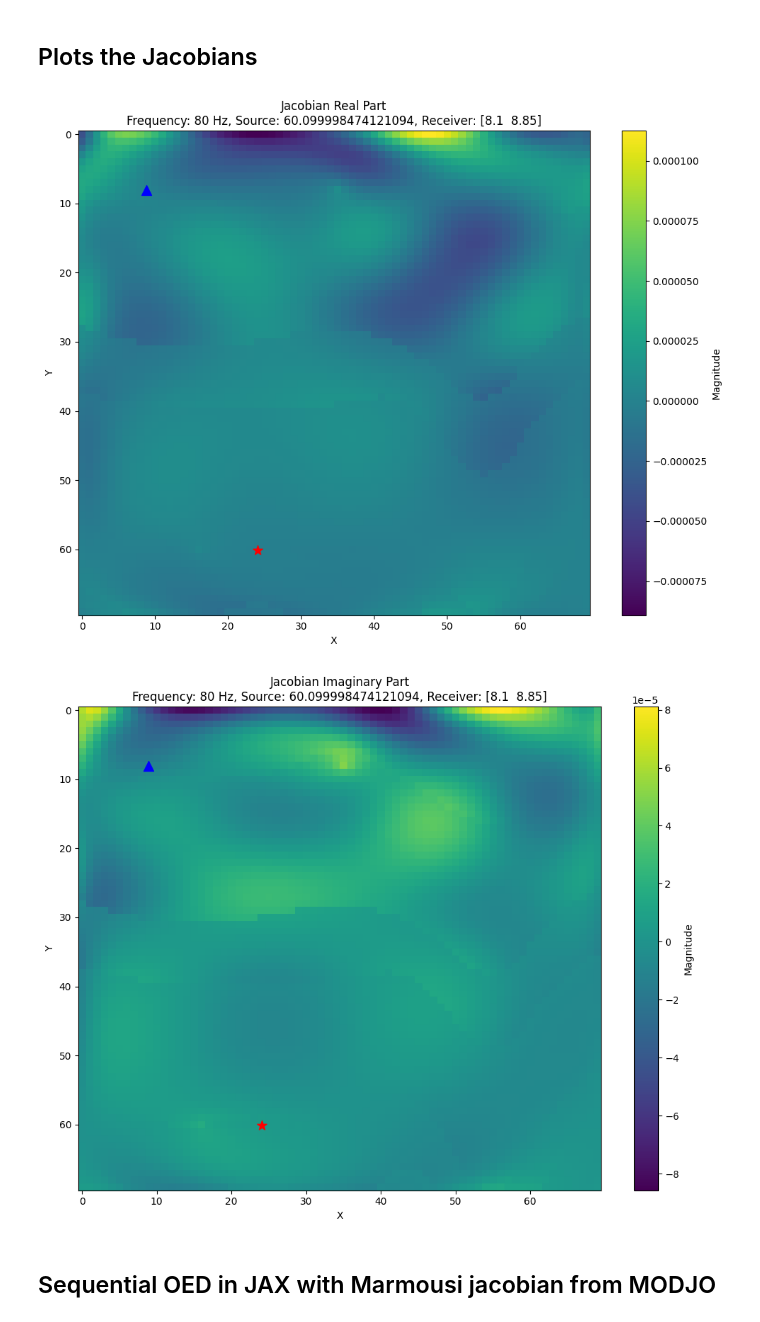
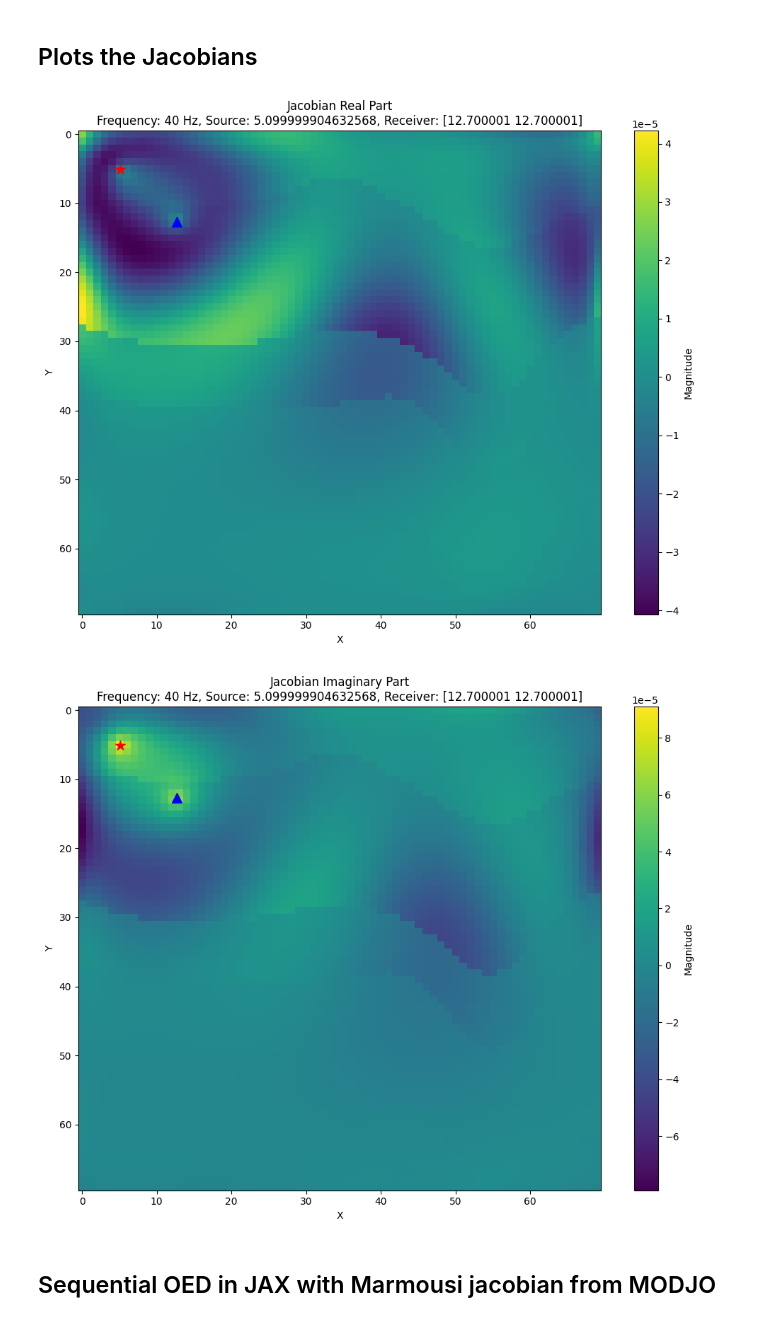
Before and after one commit to armercier/Hybrid-OED, a Jupyter notebook: src/scripts/test_case_A.ipynb, the cells around one changed output. Cells and saved outputs as stored; diff of their text form; code cells hidden in the pictures.

```diff
--- a/src/scripts/test_case_A.ipynb
+++ b/src/scripts/test_case_A.ipynb
@@ -173,7 +173,8 @@ print(type(curvel_single_model))
 # %%
 # Inputs preparation
 
-frequencies = jnp.array([40, 50, 80, 100, 150, 200])  # List of frequencies
+frequencies = jnp.array([40, 70, 100, 150, 200])  # List of frequencies
+# frequencies = jnp.array([50,75])
 
 # src_coords_list = jnp.array([
 #     [60.1, 16.1],
@@ -212,27 +213,21 @@ def generate_2D_gridded_src_rec_positions(N=(70, 70), num_sources=20, num_receiv
     src_y = jnp.linspace(5, Ny - 5, num_sources, dtype=jnp.float32)
 
     # Compute receiver positions with fewer points
-    recv_x = jnp.linspace(5 + (src_x[1] - src_x[0]) / 2, Nx - 5 - (src_x[1] - src_x[0]) / 2, num_receivers, dtype=jnp.float32)
-    recv_y = jnp.linspace(5 + (src_y[1] - src_y[0]) / 2, Ny - 5 - (src_y[1] - src_y[0]) / 2, num_receivers, dtype=jnp.float32)
+    recv_x = jnp.linspace(5 + (src_x[1] - src_x[0]) / 2 + 0.1, Nx - 5 - (src_x[1] - src_x[0]) / 2 + 0.1, num_receivers, dtype=jnp.float32)
+    recv_y = jnp.linspace(5 + (src_y[1] - src_y[0]) / 2 + 0.1, Ny - 5 - (src_y[1] - src_y[0]) / 2 + 0.1, num_receivers, dtype=jnp.float32)
 
     # Create 2D grid coordinates for sources and receivers
-    src_coords = jnp.array([[x, y] for x in src_x for y in src_y], dtype=jnp.int32)
-    recv_coords = jnp.array([[x, y] for x in recv_x for y in recv_y], dtype=jnp.int32)
+    src_coords = jnp.array([[x + 0.1, y + 0.1] for x in src_x for y in src_y], dtype=jnp.float32)
+    recv_coords = jnp.array([[x + 0.1, y + 0.1] for x in recv_x for y in recv_y], dtype=jnp.float32)
 
     return src_coords, recv_coords
 
 
-# src_coords_list, receiver_coords_list = generate_positions(num_sources=5, num_receivers=69)
+src_coords_list, receiver_coords_list = generate_2D_gridded_src_rec_positions(N=(70, 70), num_sources=5, num_receivers=5)
 
-# src_coords_list, receiver_coords_list = generate_edge_positions(N=(70, 70), num_points=20, margin=10)
-
-# src_coords_list, receiver_coords_list = generate_random_src_rec_position(N=(70, 70), num_sources=5, num_receivers=69)
-
-src_coords_list, receiver_coords_list = generate_2D_gridded_src_rec_positions(N=(70, 70), num_sources=5, num_receivers=5)
-src_coords_list = jnp.array(src_coords_list).astype(jnp.float32)
 
 print("src_coords_list shape:", src_coords_list.shape)
-print(src_coords_list+0.1)
+print(src_coords_list)
 print(type(src_coords_list))
 
 # sound_speed = jnp.ones((70, 70)) * 1500  # Shape: (grid_x, grid_y)
@@ -476,10 +478,10 @@ def plot_specific_jacobian(jacobians, frequencies, src_coords, rec_coords,
     else:
         plt.show()
 # %%
-plot_specific_jacobian(jacobians,frequencies, src_coords_list, receiver_coords_list, source_idx=1, receiver_idx=0, frequency_idx=2, save_path=None)
+plot_specific_jacobian(jacobians,frequencies, src_coords_list, receiver_coords_list, source_idx=0, receiver_idx=0, frequency_idx=0, save_path=None)
 # %% [output]
-[figure, old version]
+[figure, new version]
-[figure, old version]
+[figure, new version]
 # %% [markdown]
 ## Sequential OED in JAX with Marmousi jacobian from MODJO
 # %% [markdown]
```
Also changed, not shown: parts of 8 cells of this notebook, 1 other file.
